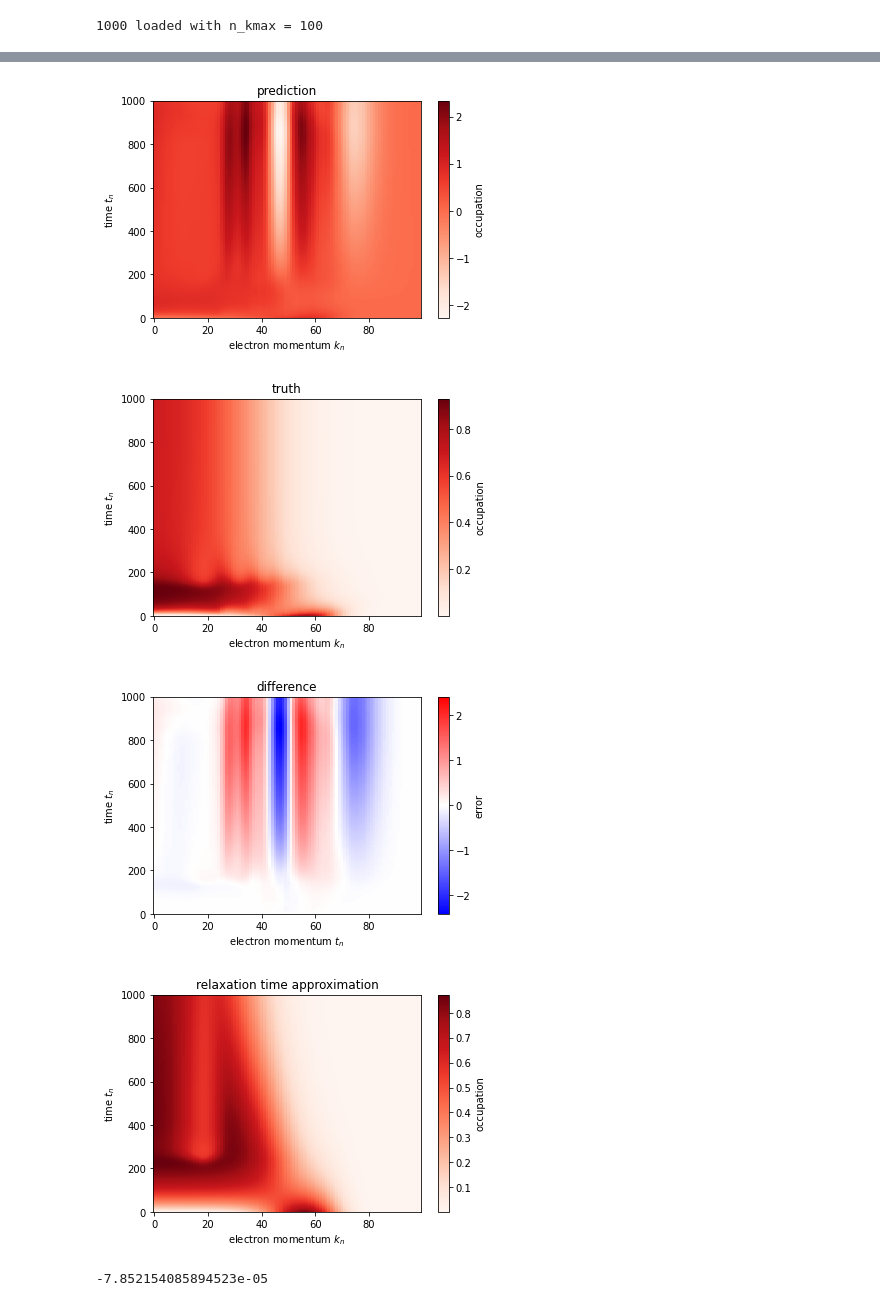
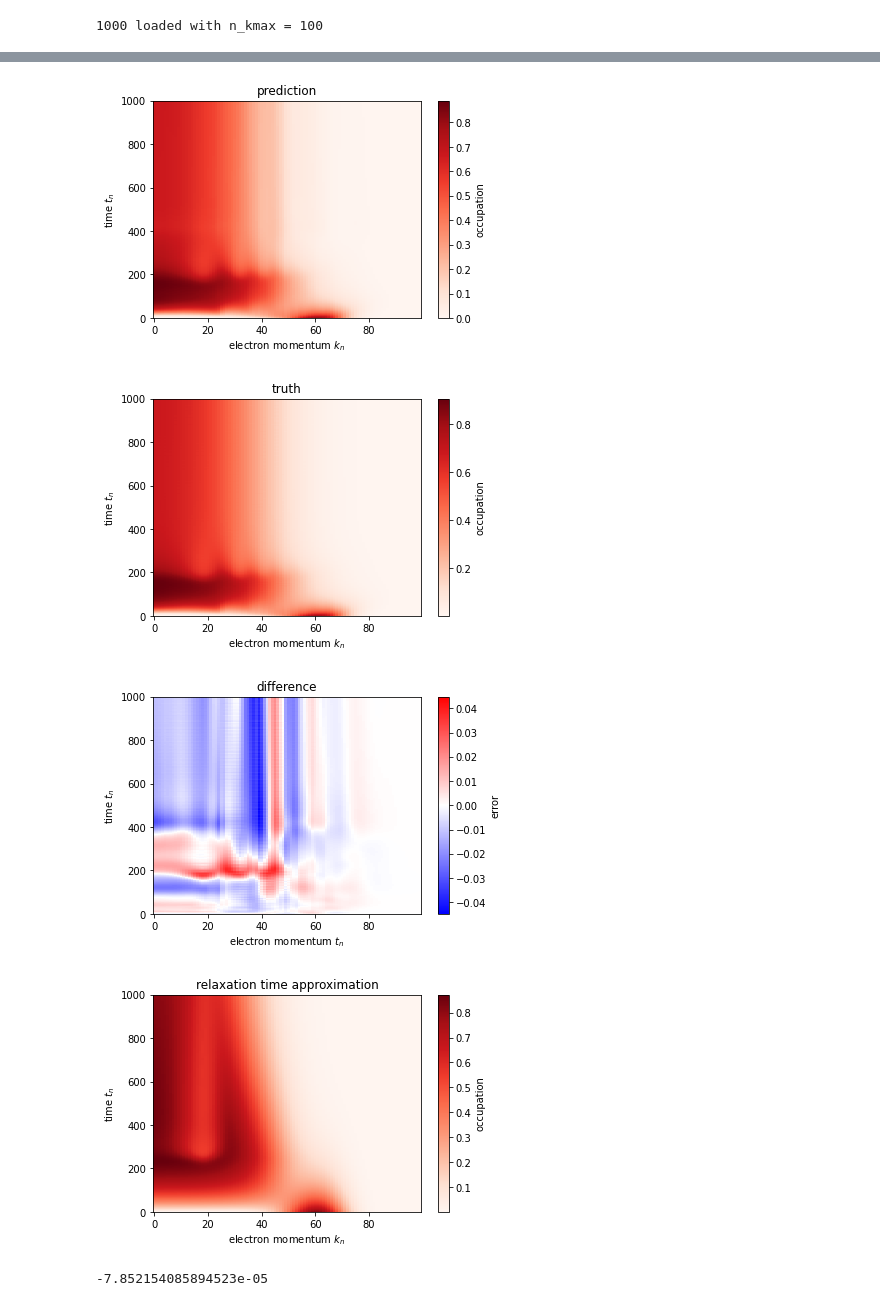
Before and after one commit to stmeinecke/derrom, a Jupyter notebook: PHELPH_simulate_wML.ipynb, the cells around one changed output, grey strips where cells are left out. Cells and saved outputs as stored; diff of their text form; code cells hidden in the pictures.

```diff
--- a/PHELPH_simulate_wML.ipynb
+++ b/PHELPH_simulate_wML.ipynb
@@ -41,10 +17,33 @@ system.setup_laser()
 # %% [output]
 The autoreload extension is already loaded. To reload it, use:
   %reload_ext autoreload
+# %%
+kmax = 2.5
+n_kmax = 100
+
+tmax = 10000
+n_tmax = 1001
+t_vec = np.linspace(0,tmax,n_tmax)
+
+system = PHELPH.PHELPH(kmax=kmax, n_kmax=n_kmax)
+
+v = 'v2'
+system.g_photon = 0.02
+system.tau_photon = 200
+system.E_photon = 0.0175
+system.linewidth = 0.005
+
+# v = 'v3'
+# system.g_photon = 0.01
+# system.tau_photon = 500
+# system.E_photon = 0.0175
+# system.linewidth = 0.005
+
+system.setup_laser()
 # %%
-I_trajectories = derrom.utils.load_trajectories(filename='../PHELPH_I_kmax2.5_nkmax_100_n1000_v2.npz')
-el_trajectories = derrom.utils.load_trajectories(filename='../PHELPH_el_kmax2.5_nkmax_100_n1000_v2.npz')
-el_scattering = derrom.utils.load_trajectories(filename='../PHELPH_el_scat_kmax2.5_nkmax_100_n1000_v2.npz')
+I_trajectories = derrom.utils.load_trajectories(filename='../PHELPH_I_kmax2.5_nkmax_100_n1000_'+v+'.npz')
+el_trajectories = derrom.utils.load_trajectories(filename='../PHELPH_el_kmax2.5_nkmax_100_n1000_'+v+'.npz')
+el_scattering = derrom.utils.load_trajectories(filename='../PHELPH_el_scat_kmax2.5_nkmax_100_n1000_'+v+'.npz')
 
 n_sample = 1
 
@@ -73,3 +72,8 @@ test_el_scattering = el_scattering[cutoff:]
 test_trajectories = trajectories[cutoff:]
 # %% [output]
 1000 loaded with n_kmax = 100
+# %%
+for I in I_trajectories:
+    plt.plot(I)
+
+plt.show()
@@ -78,13 +84,13 @@ dim_reducer = derrom.dim_reducers.SVD()
 
 scaler = derrom.scalers.standardize_scaler(1.0)
 transformer = derrom.transformers.ELM_features(ELM_nodes=500)
-optimizer = derrom.optimizers.ridge(alpha=10.**2)
+optimizer = derrom.optimizers.ridge(alpha=10.**4)
 
 # scaler = derrom.scalers.normalize_scaler(0.1)
 # transformer = derrom.transformers.polynomial_features(order=2)
 # optimizer = derrom.optimizers.ridge(alpha=10.**-2.)
 
-el_scat_model = derrom.derrom(train_el_trajectories, train_el_scattering, rdim=6, DE_l=2, intercept=True, full_hist=False,
+el_scat_model = derrom.derrom(train_el_trajectories, train_el_scattering, rdim=10, DE_l=2, intercept=True, full_hist=False,
                     optimizer=optimizer,
                     scaler=scaler,
                     dim_reducer=dim_reducer,
@@ -120,7 +126,7 @@ def derivs(y):
 # %%
 integrator = ivp_integrator.PHELPH_ivp_integrator(el_scat_model, derivs, dt=5.0, dt_out=10., method='Heun')
 # %%
-ind = 8
+ind = 1
 
 test_el_trajectory = test_el_trajectories[ind]
 test_I_trajectory = test_I_trajectories[ind]
@@ -170,7 +176,7 @@ I_area error: 0.6925358064259424
-[figure, old version]
+[figure, new version]
-[figure, old version]
+[figure, new version]
-[figure, old version]
+[figure, new version]
-[figure, old version]
+[figure, new version]
 # %%
 mean, mscores = integrator.score_multiple_trajectories(test_trajectories, norm='I_max')
 
```
Also changed, not shown: parts of 11 cells of this notebook, 7 other files.
